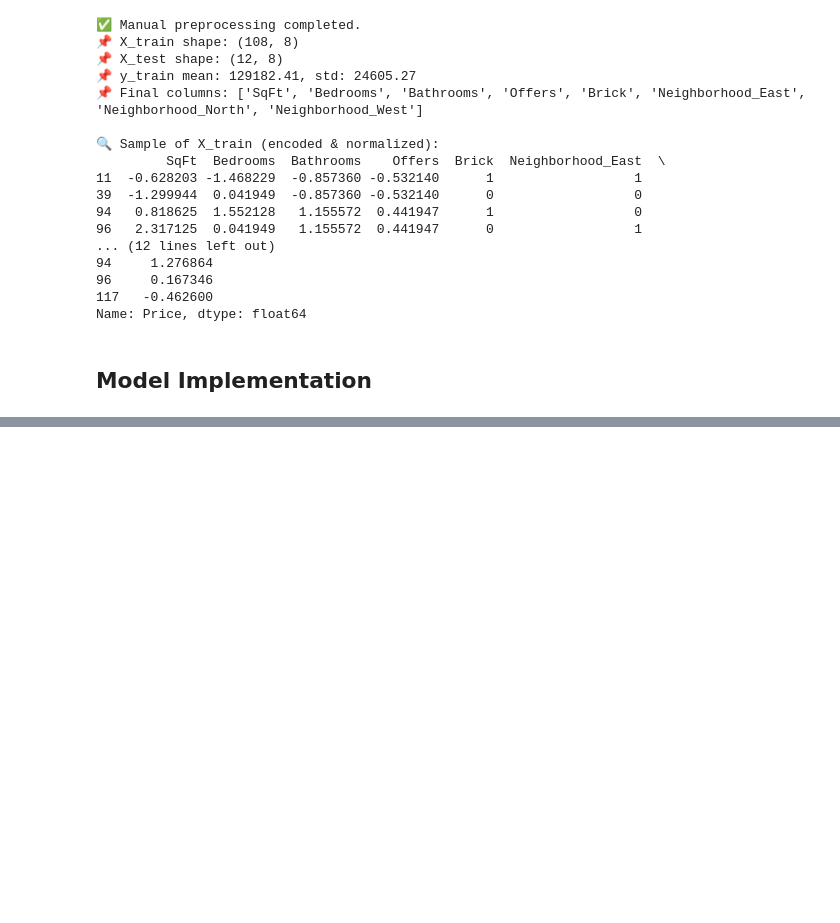
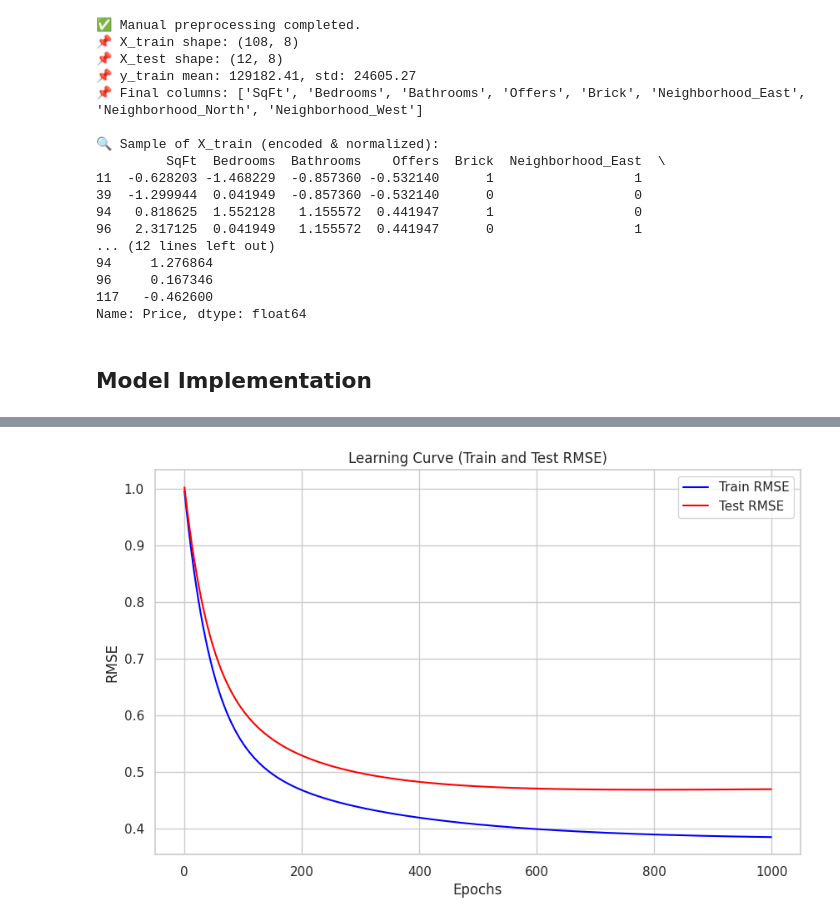
Before and after one commit to Sayed-Hossein-Hosseini/Linear_Regression_for_Predicting_House_Prices, a Jupyter notebook: Linear_Regression_for_Predicting_House_Prices.ipynb, the cells around one changed output, grey strips where cells are left out. Drawn from its saved outputs; the diff is of its cells as text; code cells hidden in the pictures; blank space fills up the shorter version.

```diff
--- a/Linear_Regression_for_Predicting_House_Prices.ipynb
+++ b/Linear_Regression_for_Predicting_House_Prices.ipynb
@@ -341,3 +341,86 @@ X_train_final, X_test_final, y_train_scaled, y_test_scaled = manual_encoding_sca
 Name: Price, dtype: float64
 # %% [markdown]
 ## **Model Implementation**
+# %%
+def linear_regression(X_train, y_train, X_test, y_test, learning_rate=0.01, epochs=1000):
+    """
+    Linear Regression with Gradient Descent and RMSE loss function
+    """
+    # Step 1: Initialize weights (coefficients) and bias
+    m, n = X_train.shape  # m = number of samples, n = number of features
+    theta = np.zeros(n)  # weights initialization
+    b = 0  # bias initialization
+
+    # Step 2: RMSE Loss function
+    def compute_rmse(y_true, y_pred):
+        return np.sqrt(np.mean((y_pred - y_true) ** 2))
+
+    # Variables to store RMSE at each epoch
+    train_rmse_list = []
+    test_rmse_list = []
+
+    # Step 3: Gradient Descent Loop
+    for epoch in range(epochs):
+        # Make predictions
+        y_pred_train = np.dot(X_train, theta) + b
+        y_pred_test = np.dot(X_test, theta) + b
+
+        # Compute the gradient of the loss with respect to the parameters
+        d_theta = -(2/m) * np.dot(X_train.T, (y_train - y_pred_train))  # Gradient for weights
+        d_b = -(2/m) * np.sum(y_train - y_pred_train)  # Gradient for bias
+
+        # Update the parameters using gradient descent
+        theta -= learning_rate * d_theta
+        b -= learning_rate * d_b
+
+        # Calculate RMSE and store for later plotting
+        train_rmse = compute_rmse(y_train, y_pred_train)
+        test_rmse = compute_rmse(y_test, y_pred_test)
+
+        train_rmse_list.append(train_rmse)
+        test_rmse_list.append(test_rmse)
+
+        # Calculate RMSE at every 100th epoch for monitoring
+        if epoch % 100 == 0:
+            print(f"Epoch {epoch}: Train RMSE = {train_rmse:.4f}, Test RMSE = {test_rmse:.4f}")
+
+    # Final predictions
+    y_train_pred = np.dot(X_train, theta) + b
+    y_test_pred = np.dot(X_test, theta) + b
+
+    # Final RMSE
+    final_train_rmse = compute_rmse(y_train, y_train_pred)
+    final_test_rmse = compute_rmse(y_test, y_test_pred)
+
+    print(f"\nFinal Train RMSE: {final_train_rmse:.4f}")
+    print(f"Final Test RMSE: {final_test_rmse:.4f}")
+
+    # Plot Learning Curve
+    plt.figure(figsize=(10, 6))
+    plt.plot(range(epochs), train_rmse_list, label="Train RMSE", color="blue")
+    plt.plot(range(epochs), test_rmse_list, label="Test RMSE", color="red")
+    plt.title("Learning Curve (Train and Test RMSE)")
+    plt.xlabel("Epochs")
+    plt.ylabel("RMSE")
+    plt.legend()
+    plt.grid(True)
+    plt.show()
+
+    # Plot comparison of predictions vs actual
+    plt.figure(figsize=(10, 6))
+    plt.scatter(y_train, y_train_pred, color="blue", label="Train Data", alpha=0.5)
+    plt.scatter(y_test, y_test_pred, color="red", label="Test Data", alpha=0.5)
+    plt.plot([min(y_train), max(y_train)], [min(y_train), max(y_train)], color="black", linestyle="--")
+    plt.title("Predictions vs Actual")
+    plt.xlabel("Actual Values")
+    plt.ylabel("Predicted Values")
+    plt.legend()
+    plt.grid(True)
+    plt.show()
+
+    return theta, b, y_train_pred, y_test_pred
+
+# Example usage:
+# Assuming you already have X_train_final, X_test_final, y_train_scaled, y_test_scaled
+theta, b, y_train_pred, y_test_pred = linear_regression(X_train_final, y_train_scaled, X_test_final, y_test_scaled, learning_rate=0.005, epochs=1000)
+# %% [output]
@@ -343,0 +440 @@ Name: Price, dtype: float64
+[figure, added]
```
Also changed, not shown: parts of 1 cell of this notebook.
